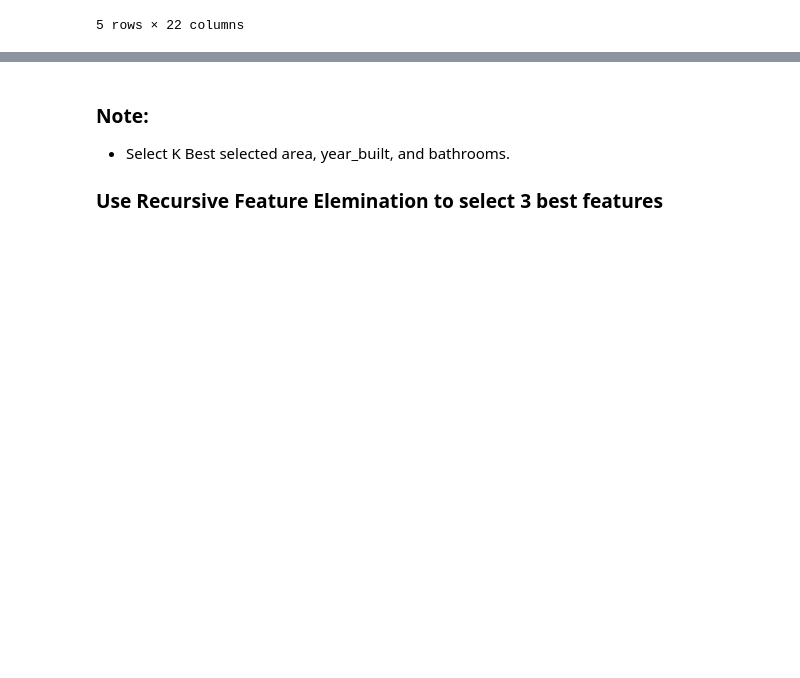
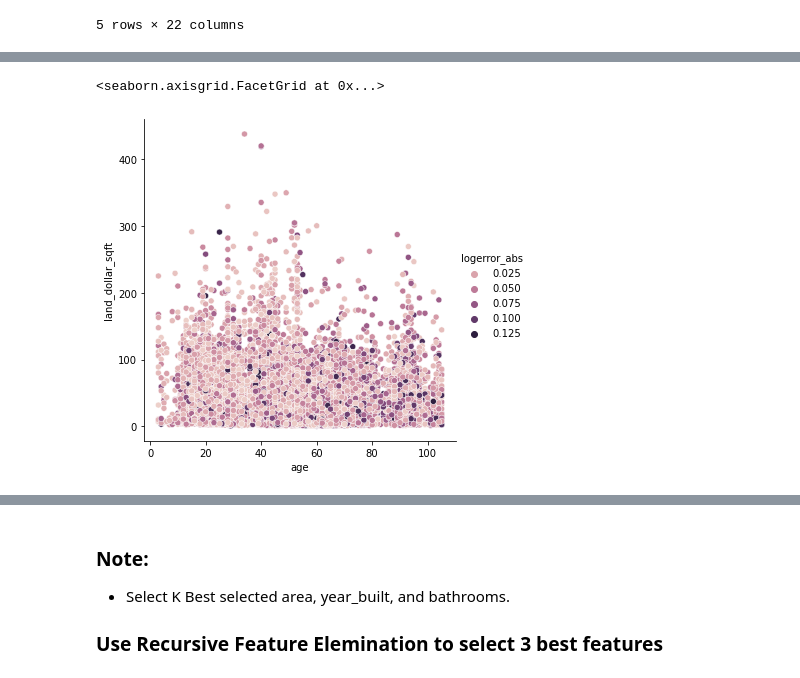
Before and after one commit to HopperTeam6/Zillow_Clustering_Project, a Jupyter notebook: zillow_clustering_project_kan.ipynb, the cells around one changed output, grey strips where cells are left out. Drawn from its saved outputs; the diff is of its cells as text; code cells hidden in the pictures; blank space fills up the shorter version.

```diff
--- a/zillow_clustering_project_kan.ipynb
+++ b/zillow_clustering_project_kan.ipynb
@@ -1876,0 +1142,6 @@ y_test = test[target]
+# %%
+# show log error for age vs land dollar per sqft
+sns.relplot(data=train, x='age', y='land_dollar_sqft', hue='logerror_abs', kind='scatter')
+# %% [output]
+<seaborn.axisgrid.FacetGrid at 0x...>
+[figure, added]
```
Also changed, not shown: parts of 328 cells of this notebook.
